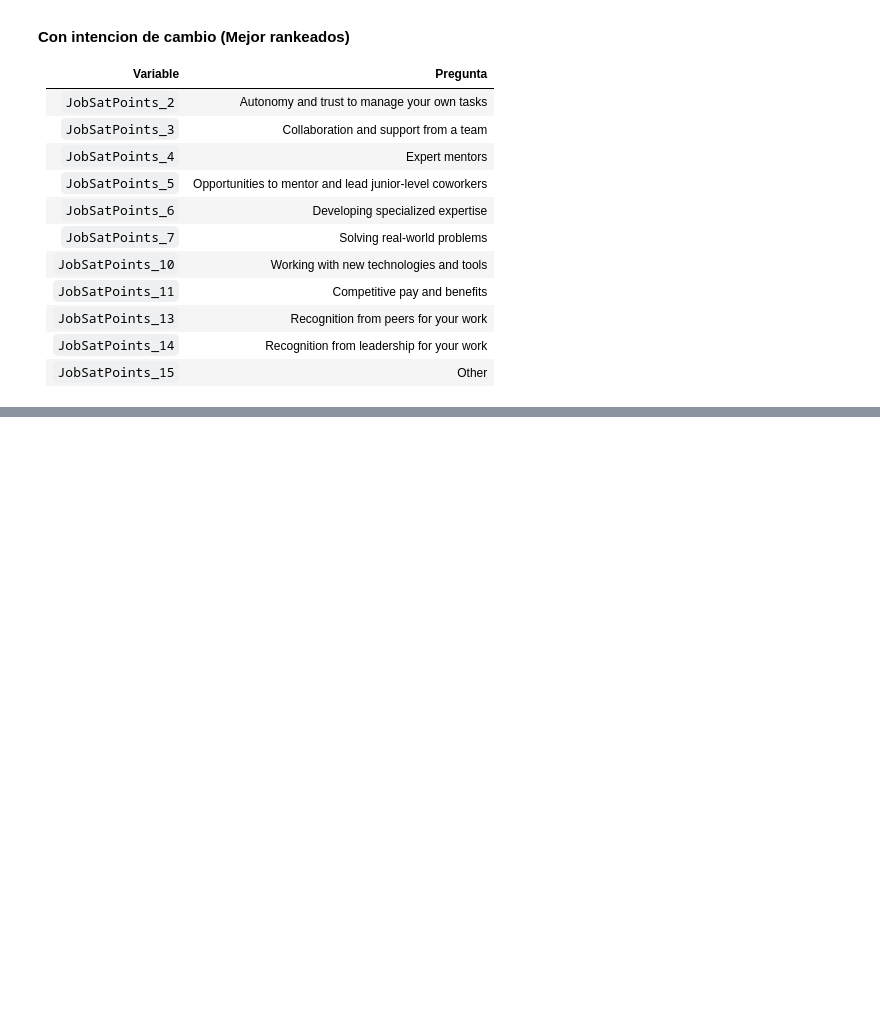
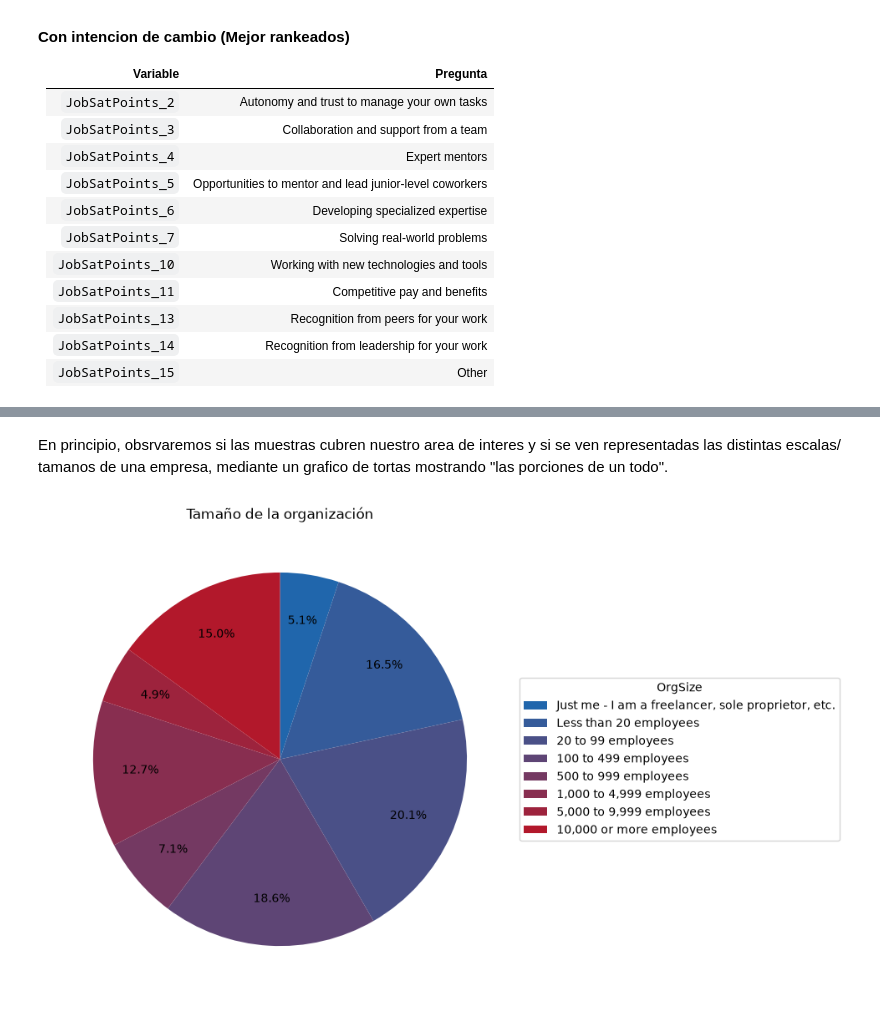
Before and after one commit to MateoGarrido13/StackOverflow-G23, a Jupyter notebook: Grupo23-Fund_C_Datos-StackOverflow.ipynb, the cells around one changed output, grey strips where cells are left out. Cells and saved outputs as stored; diff of their text form; code cells hidden in the pictures; blank space fills up the shorter version.

```diff
--- a/Grupo23-Fund_C_Datos-StackOverflow.ipynb
+++ b/Grupo23-Fund_C_Datos-StackOverflow.ipynb
@@ -1341,0 +1460,15 @@ Observamos que valores cercanos a 15 (peor rankeados) en #1, #9 y #8, empujan al
+# %%
+# Quedan fuera los nulos y quienes respondieron que no conocen el tamano.
+no_sabe = "I don’t know"
+fuera_de_poblacion = (
+    df_emp_agentes["AIAgents"].isna()
+    | df_emp_agentes["OrgSize"].isna()
+    | (df_emp_agentes["OrgSize"] == no_sabe)
+)
+valores_a_eliminar = int(fuera_de_poblacion.sum())
+print(valores_a_eliminar)
+valores_a_analizar = len(df_emp_agentes) - valores_a_eliminar
+print(f"Nos quedaremos con el {valores_a_analizar / len(df_emp_agentes) * 100}% de los datos")
+# eliminaremos 'AISelect' puesto que ya realizamos las imputaciones necesarias
+df_emp_agentes = df_emp_agentes.loc[~fuera_de_poblacion].drop(columns="AISelect")
+df_emp_agentes.head()
@@ -1341,0 +1484,31 @@ Observamos que valores cercanos a 15 (peor rankeados) en #1, #9 y #8, empujan al
+# %% [markdown]
+En principio, obsrvaremos si las muestras cubren nuestro area de interes y si se ven representadas las distintas escalas/ tamanos de una empresa, mediante un grafico de tortas mostrando "las porciones de un todo".
+# %%
+# Grafico de torta de OrgSize. El degrade va de azul (menos trabajadores) a rojo (mas).
+import matplotlib.pyplot as plt
+from matplotlib.colors import LinearSegmentedColormap
+
+
+conteos = df_emp_agentes["OrgSize"].value_counts()
+tamanios = [nivel for nivel in orden_org if nivel in conteos.index]
+valores = [int(conteos[nivel]) for nivel in tamanios]
+etiquetas = list(tamanios)
+
+cmap = LinearSegmentedColormap.from_list("azul_rojo", ["#2066ac", "#b2182b"])
+colores = [cmap(i / (len(tamanios) - 1)) for i in range(len(tamanios))]
+
+fig, ax = plt.subplots(figsize=(9, 7))
+ax.pie(
+    valores,
+    colors=colores,
+    startangle=90,
+    counterclock=False,
+    autopct="%1.1f%%",
+    pctdistance=0.75,
+)
+ax.legend(etiquetas, loc="center left", bbox_to_anchor=(1, 0.5), title="OrgSize")
+ax.set_title("Tamaño de la organización")
+plt.tight_layout()
+plt.show()
+# %% [output]
+[figure, added]
```
Also changed, not shown: parts of 21 cells of this notebook, 1 other file.
